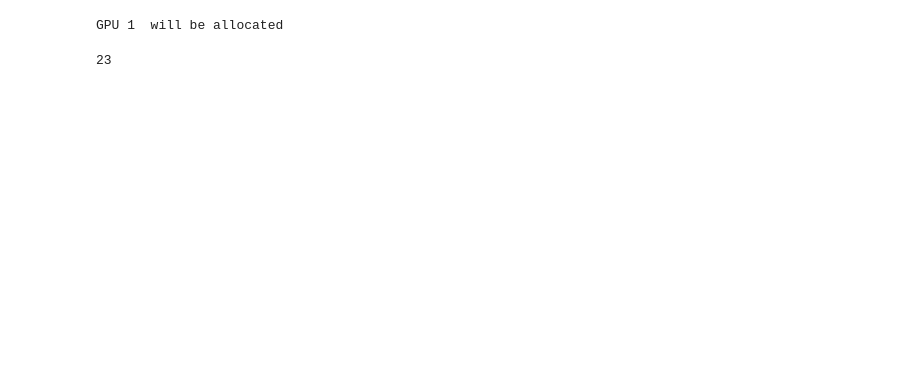
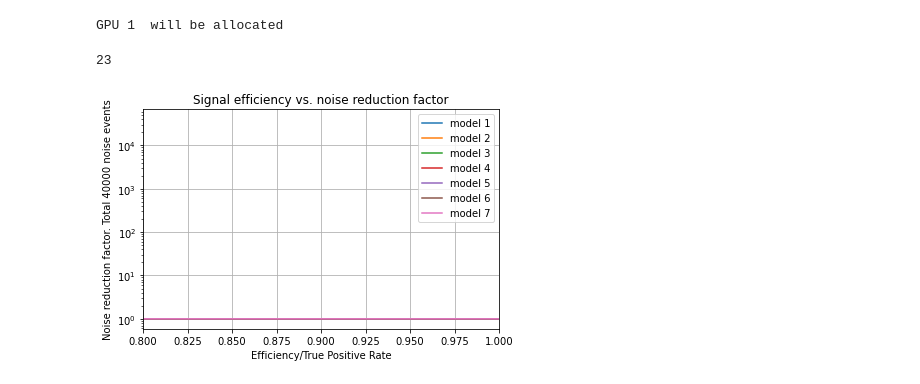
Before and after one commit to HansAlin/Autoencoder, a Jupyter notebook: test.ipynb, the cells around one changed output. Saved outputs shown, nothing was run; the diff lists cells and outputs as text; code cells hidden in the pictures; blank space fills up the shorter version.

```diff
--- a/test.ipynb
+++ b/test.ipynb
@@ -58,8 +59,7 @@ def load_data(all_signals=True):
   signal = np.vstack((signal,np.load("/home/halin/Autoencoder/Data/trimmed100_data_signal_3.6SNR_1ch_0001.npy")))
   n_classes = 2
 
-  signal, std, mean = normalizing_data(signal)
-  noise, std, mean = normalizing_data(noise)
+  noise, signal, std, mean = normalizing_data(signal, noise)
 
   shuffle = np.arange(noise.shape[0], dtype=np.int)
   np.random.shuffle(shuffle)
@@ -73,13 +73,14 @@ def load_data(all_signals=True):
     number_of_test_samples = len(signal)
   else:
     number_of_test_samples = 20000
-    signal = signal[number_of_test_samples:]
-    noise = noise[number_of_test_samples:]
+
+
 
   signal_test = signal[:number_of_test_samples]
   noise_test = noise[:number_of_test_samples*2]
 
-
+  signal = signal[number_of_test_samples:]
+  noise = noise[number_of_test_samples*2:]
 
   x_test = np.vstack((noise_test, signal_test))
   x_test = np.expand_dims(x_test, axis=-1)
@@ -162,6 +163,31 @@ def load_models(path):
       models.append(load_model(path))
 
   return models
+# %%
+def prep_loss_values(model, x, smask):
+  """
+    This function predict the value using keras.predict and
+    calculates the mse for signals and noise events. Add the values
+    and divide by sample size
+    Args:
+      model: keras model
+      x: the test data shape (Any, 100, 1)
+      smask: smask for x
+    Returns:
+      signal_loss, noise_loss
+  """
+  data_bins = np.size(x[0])
+  x_noise = x[~smask]
+  x_pred_noise = model.predict(x_noise)
+  x_signal = x[smask]
+  x_pred_signal = model.predict(x_signal)
+  noise_loss = keras.losses.mean_squared_error(x_noise, x_pred_noise)
+  noise_loss = np.sum(noise_loss, axis=1)/data_bins     #Per sample bin
+
+  signal_loss = keras.losses.mean_squared_error(x_signal, x_pred_signal)
+  signal_loss = np.sum(signal_loss, axis=1)/data_bins
+
+  return signal_loss, noise_loss
 # %%
 # Noise reduction curve multi models
 def noise_reduction_curve_multi_models(models, path, fpr, plot=True, x_low_lim=0.8, save_outputs=True, models_to_plot=[]):
@@ -270,4 +296,6 @@ def noise_reduction_curve_multi_models(models, path, fpr, plot=True, x_low_lim=0
 # %%
 path = '/home/halin/Autoencoder/Models/CNN_002'
 models = load_models(path)
-_ =
+_ = noise_reduction_curve_multi_models(models, path, fpr=0.05, save_outputs=False )
+# %% [output]
+[figure, added]
```
Also changed, not shown: parts of 2 cells of this notebook, 4 other files.
